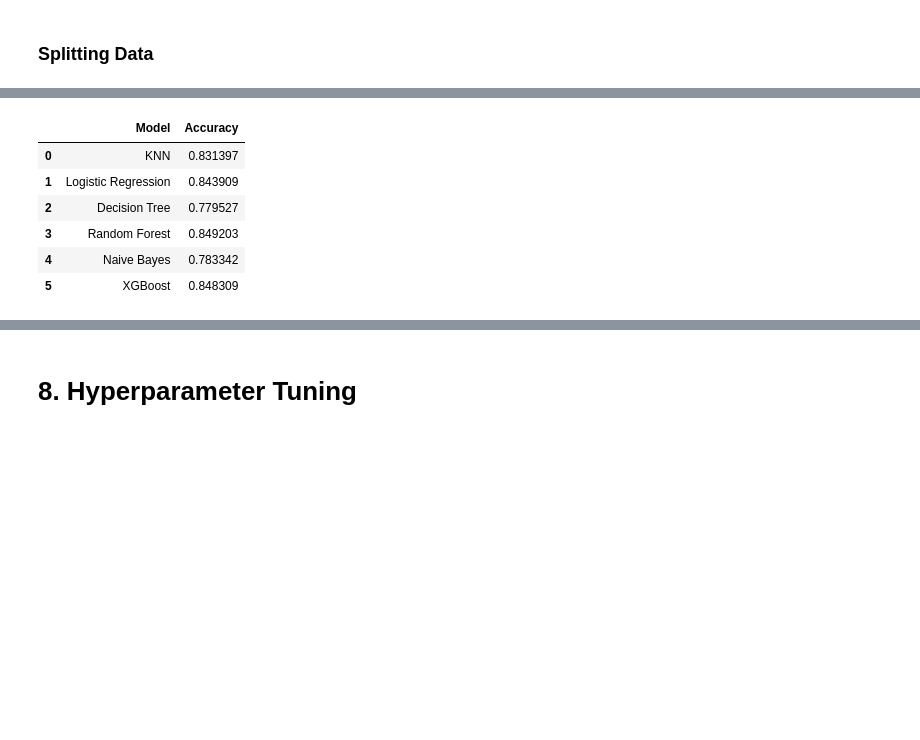
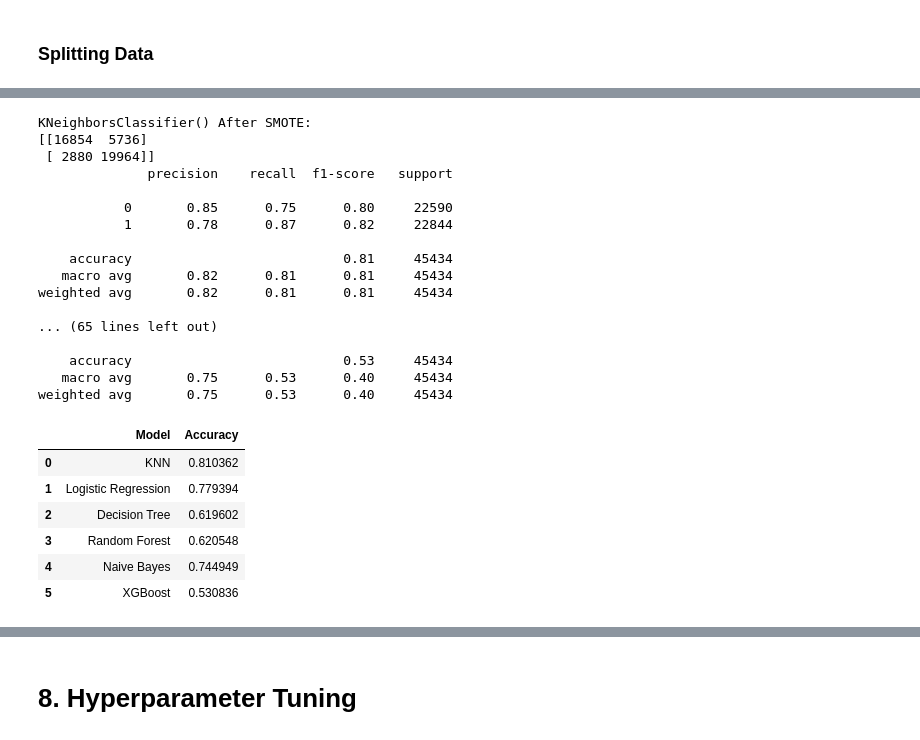
Before and after one commit to AzizFauzi99/Rain_Tomorrow_Prediction, a Jupyter notebook: KP_RainPrediction.ipynb, the cells around one changed output, grey strips where cells are left out. Saved outputs shown, nothing was run; the diff lists cells and outputs as text; code cells hidden in the pictures; blank space fills up the shorter version.

```diff
--- a/KP_RainPrediction.ipynb
+++ b/KP_RainPrediction.ipynb
@@ -870,10 +852,0 @@ logreg =  LogisticRegression(C=10, solver='liblinear', random_state=0)
-# %%
-# Fit the model to the training data
-logreg.fit(X_train, y_train)
-
-# Make predictions on the testing data
-y_pred2 = logreg.predict(X_test)
-
-# Calculate the accuracy of the model
-accuracy_logreg = accuracy_score(y_test, y_pred2)
-print("Accuracy Logistic Regression:", accuracy_logreg)
@@ -963,0 +913,9 @@ Didapatkan 2 model dengan Akurasi terbaik yaitu Random Forest dan XGBoost, setel
+# %%
+smote = SMOTE()
+X_smote, y_smote = smote.fit_resample(X_fit, y)
+print("After oversampling: ",Counter(y_smote))
+Xtrain_smote, Xtest_smote, ytrain_smote, ytest_smote = train_test_split(X_smote,y_smote,
+                                                                        test_size=0.2, random_state=40 )
+mms = MinMaxScaler()
+Xtrain_smote = mms.fit_transform(Xtrain_smote)
+Xtest_smote = mms.fit_transform(Xtest_smote)
@@ -964,29 +924,48 @@ Didapatkan 2 model dengan Akurasi terbaik yaitu Random Forest dan XGBoost, setel
 # %%
-knn = KNeighborsClassifier()
-logreg = LogisticRegression(C=10, solver='liblinear', random_state=0)
-# svm = SVC()
-dt = tree.DecisionTreeClassifier()
-rf = RandomForestClassifier(random_state=0)
-nb = GaussianNB()
-bst = XGBClassifier()
+knn2 = KNeighborsClassifier()
+logreg2 = LogisticRegression(random_state=0)
+dt2 = tree.DecisionTreeClassifier()
+rf2 = RandomForestClassifier(random_state=0)
+nb2 = GaussianNB()
+bst2 = XGBClassifier()
 
-models = [knn, logreg, dt, rf, nb, bst]
+models2 = [knn2, logreg2, dt2, rf2, nb2, bst2]
 model_names = ['KNN', 'Logistic Regression', 'Decision Tree', 'Random Forest', 'Naive Bayes', 'XGBoost']
-accuracy = []
+accuracy2 = []
 # next
-for model in models:
-    model.fit(X_train, y_train)
-    y_pred = model.predict(X_test)
-    accuracy.append(accuracy_score(y_test, y_pred))
+for modell in models2:
+    modell.fit(Xtrain_smote, ytrain_smote)
+    y_pred2 = modell.predict(Xtest_smote)
+    accuracy2.append(accuracy_score(ytest_smote, y_pred2))
+    print(modell, "After SMOTE:")
+    print(metrics.confusion_matrix(ytest_smote, y_pred2))
+    print(metrics.classification_report(ytest_smote, y_pred2))
 
 # Create a dataframe of the model names and their accuracy scores
-df_accuracy = pd.DataFrame({'Model': model_names, 'Accuracy': accuracy})
-df_accuracy
+df_accuracy2 = pd.DataFrame({'Model': model_names, 'Accuracy': accuracy2})
+df_accuracy2
 # %% [output]
+KNeighborsClassifier() After SMOTE:
+[[16854  5736]
+ [ 2880 19964]]
+              precision    recall  f1-score   support
+
+           0       0.85      0.75      0.80     22590
+           1       0.78      0.87      0.82     22844
+
+    accuracy                           0.81     45434
+   macro avg       0.82      0.81      0.81     45434
+weighted avg       0.82      0.81      0.81     45434
+
+... (65 lines left out)
+
+    accuracy                           0.53     45434
+   macro avg       0.75      0.53      0.40     45434
+weighted avg       0.75      0.53      0.40     45434
 |  | Model | Accuracy |
-| 0 | KNN | 0.831397 |
-| 1 | Logistic Regression | 0.843909 |
-| 2 | Decision Tree | 0.779527 |
-| 3 | Random Forest | 0.849203 |
-| 4 | Naive Bayes | 0.783342 |
-| 5 | XGBoost | 0.848309 |
+| 0 | KNN | 0.810362 |
+| 1 | Logistic Regression | 0.779394 |
+| 2 | Decision Tree | 0.619602 |
+| 3 | Random Forest | 0.620548 |
+| 4 | Naive Bayes | 0.744949 |
+| 5 | XGBoost | 0.530836 |
```
Also changed, not shown: parts of 54 cells of this notebook.
